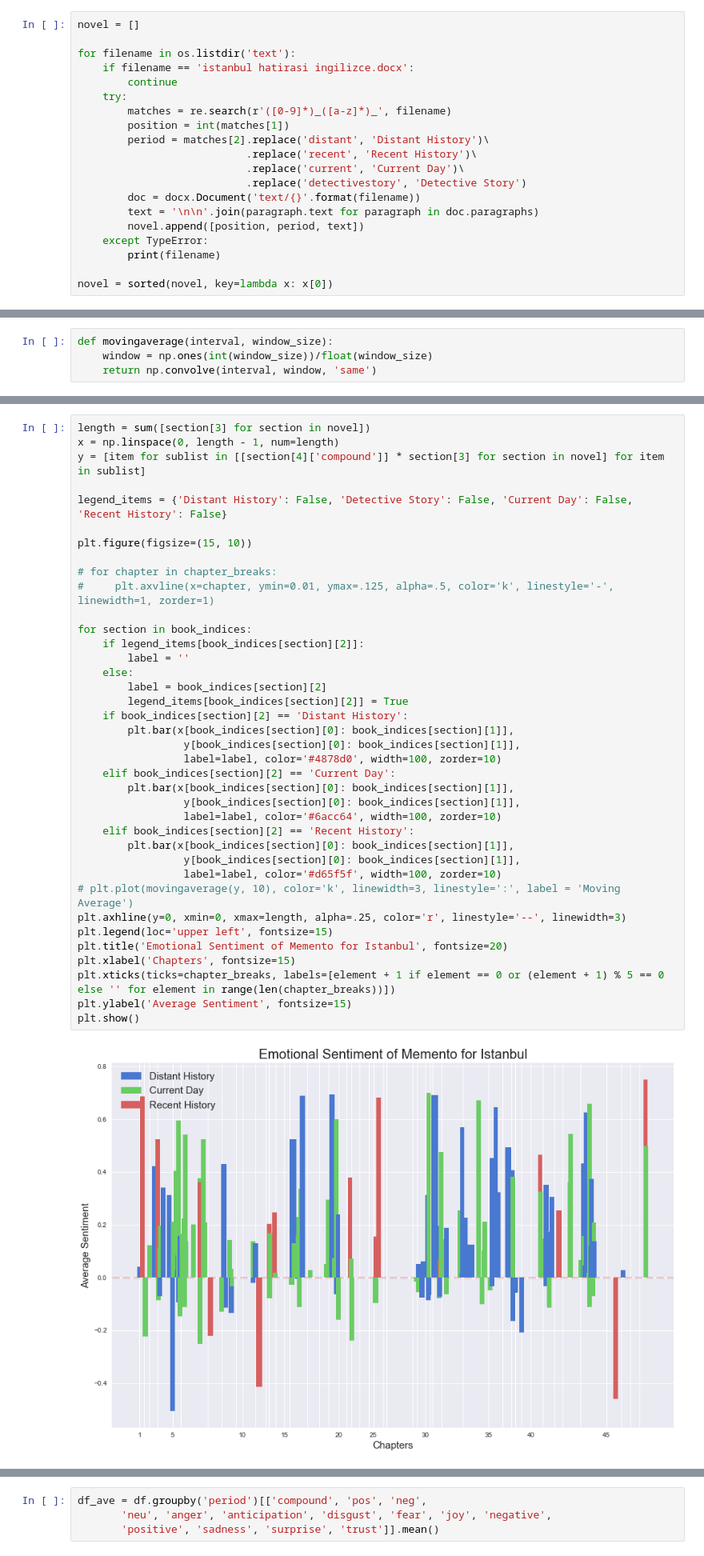
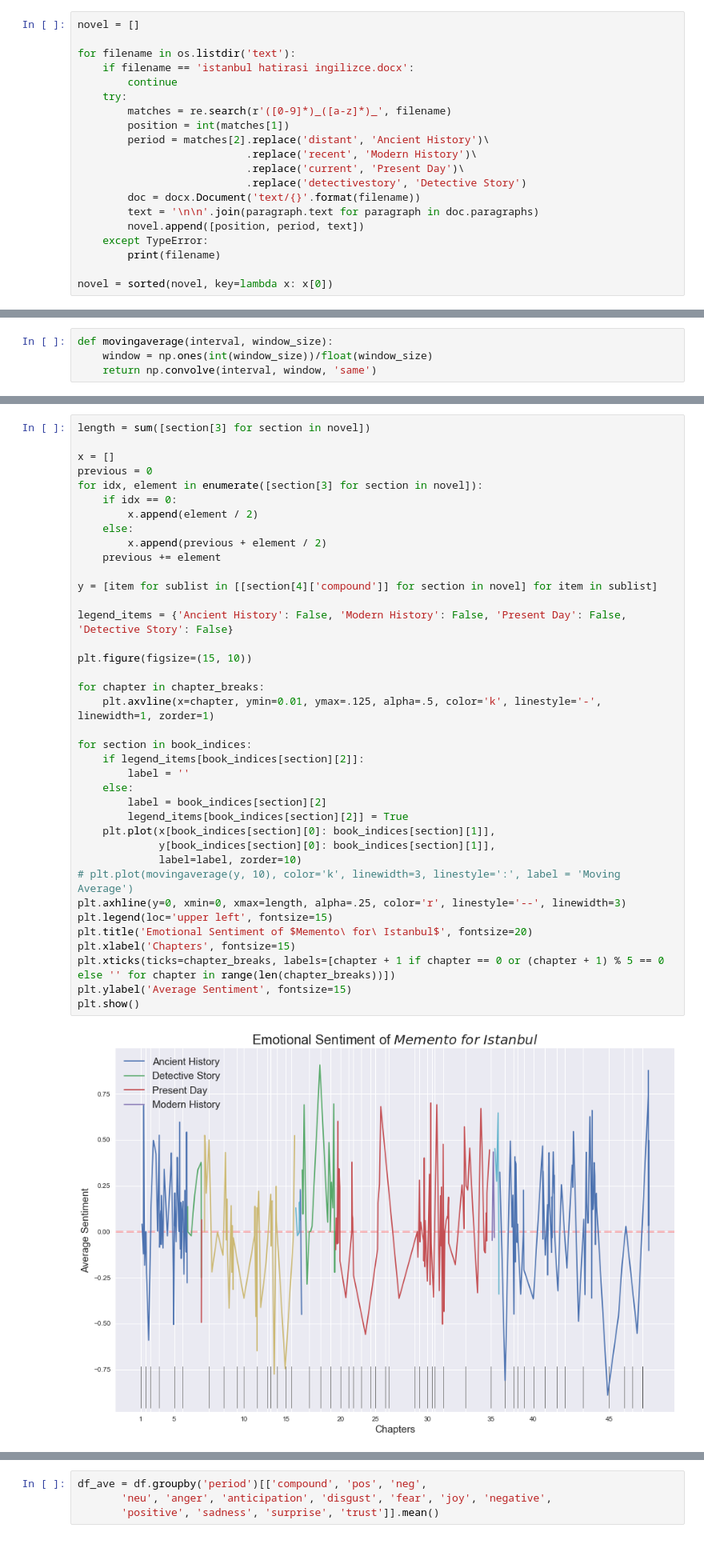
Before and after one commit to raffg/memento_for_istanbul, a Jupyter notebook: sentiment_analysis.ipynb, the cells around one changed output, grey strips where cells are left out. Shown at 80% size. Drawn from its saved outputs; the diff is of its cells as text.

```diff
--- a/sentiment_analysis.ipynb
+++ b/sentiment_analysis.ipynb
@@ -27,9 +27,9 @@ for filename in os.listdir('text'):
     try:
         matches = re.search(r'([0-9]*)_([a-z]*)_', filename)
         position = int(matches[1])
-        period = matches[2].replace('distant', 'Distant History')\
-                           .replace('recent', 'Recent History')\
-                           .replace('current', 'Current Day')\
+        period = matches[2].replace('distant', 'Ancient History')\
+                           .replace('recent', 'Modern History')\
+                           .replace('current', 'Present Day')\
                            .replace('detectivestory', 'Detective Story')
         doc = docx.Document('text/{}'.format(filename))
         text = '\n\n'.join(paragraph.text for paragraph in doc.paragraphs)
@@ -210,40 +324,40 @@ plt.show()
 # %%
 length = sum([section[3] for section in novel])
-x = np.linspace(0, length - 1, num=length)
-y = [item for sublist in [[section[4]['compound']] * section[3] for section in novel] for item in sublist]
 
-legend_items = {'Distant History': False, 'Detective Story': False, 'Current Day': False, 'Recent History': False}
+x = []
+previous = 0
+for idx, element in enumerate([section[3] for section in novel]):
+    if idx == 0:
+        x.append(element / 2)
+    else:
+        x.append(previous + element / 2)
+    previous += element
+
+y = [item for sublist in [[section[4]['compound']] for section in novel] for item in sublist]
+
+legend_items = {'Ancient History': False, 'Modern History': False, 'Present Day': False, 'Detective Story': False}
 
 plt.figure(figsize=(15, 10))
 
-# for chapter in chapter_breaks:
-#     plt.axvline(x=chapter, ymin=0.01, ymax=.125, alpha=.5, color='k', linestyle='-', linewidth=1, zorder=1)
+for chapter in chapter_breaks:
+    plt.axvline(x=chapter, ymin=0.01, ymax=.125, alpha=.5, color='k', linestyle='-', linewidth=1, zorder=1)
 
 for section in book_indices:
     if legend_items[book_indices[section][2]]:
         label = ''
     else:
         label = book_indices[section][2]
         legend_items[book_indices[section][2]] = True
-    if book_indices[section][2] == 'Distant History':
-        plt.bar(x[book_indices[section][0]: book_indices[section][1]],
-                 y[book_indices[section][0]: book_indices[section][1]],
-                 label=label, color='#4878d0', width=100, zorder=10)
-    elif book_indices[section][2] == 'Current Day':
-        plt.bar(x[book_indices[section][0]: book_indices[section][1]],
-                 y[book_indices[section][0]: book_indices[section][1]],
-                 label=label, color='#6acc64', width=100, zorder=10)
-    elif book_indices[section][2] == 'Recent History':
-        plt.bar(x[book_indices[section][0]: book_indices[section][1]],
-                 y[book_indices[section][0]: book_indices[section][1]],
-                 label=label, color='#d65f5f', width=100, zorder=10)
+    plt.plot(x[book_indices[section][0]: book_indices[section][1]],
+             y[book_indices[section][0]: book_indices[section][1]],
+             label=label, zorder=10)
 # plt.plot(movingaverage(y, 10), color='k', linewidth=3, linestyle=':', label = 'Moving Average')
 plt.axhline(y=0, xmin=0, xmax=length, alpha=.25, color='r', linestyle='--', linewidth=3)
 plt.legend(loc='upper left', fontsize=15)
-plt.title('Emotional Sentiment of Memento for Istanbul', fontsize=20)
+plt.title('Emotional Sentiment of $Memento\ for\ Istanbul$', fontsize=20)
 plt.xlabel('Chapters', fontsize=15)
-plt.xticks(ticks=chapter_breaks, labels=[element + 1 if element == 0 or (element + 1) % 5 == 0 else '' for element in range(len(chapter_breaks))])
+plt.xticks(ticks=chapter_breaks, labels=[chapter + 1 if chapter == 0 or (chapter + 1) % 5 == 0 else '' for chapter in range(len(chapter_breaks))])
 plt.ylabel('Average Sentiment', fontsize=15)
 plt.show()
 # %% [output]
-[figure, old version]
+[figure, new version]
```
Also changed, not shown: parts of 38 cells of this notebook.
